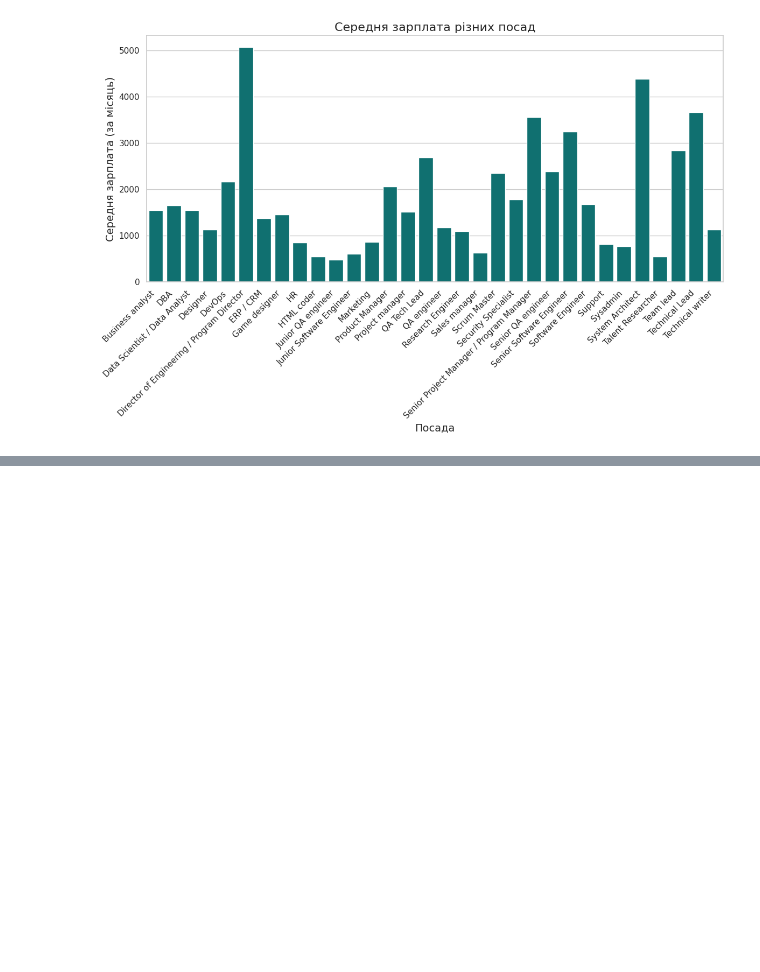
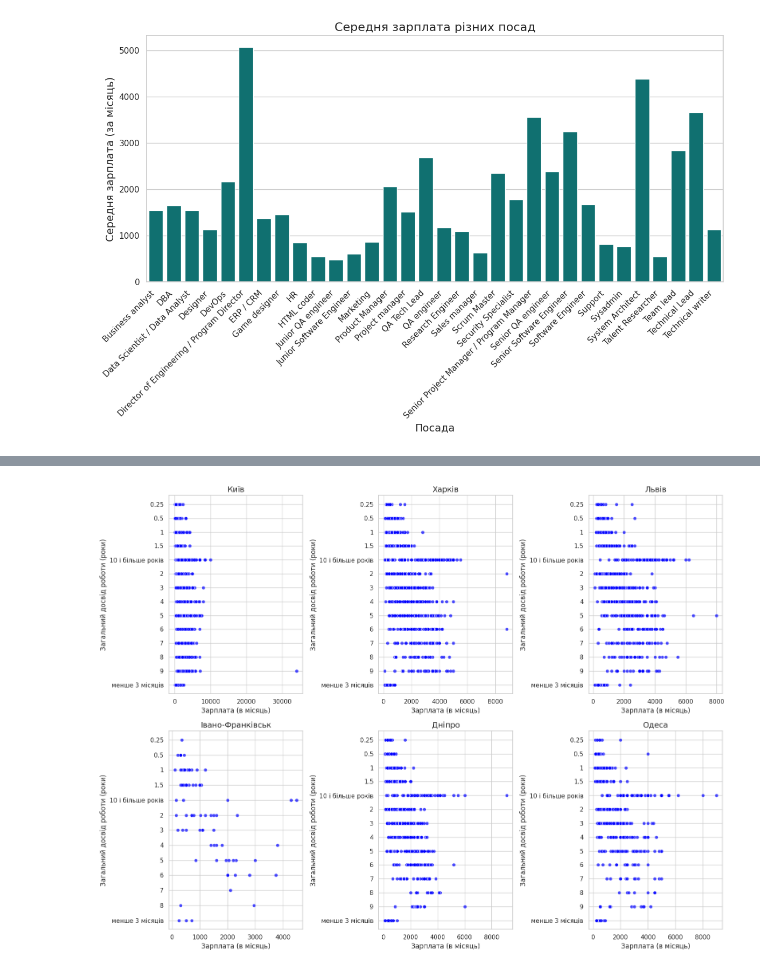
Before and after one commit to OlhaYastrebova/goit-ds-hw, a Jupyter notebook: Hw5_2.ipynb, the cells around one changed output, grey strips where cells are left out. Saved outputs shown, nothing was run; the diff lists cells and outputs as text; code cells hidden in the pictures; blank space fills up the shorter version.

```diff
--- a/Hw5_2.ipynb
+++ b/Hw5_2.ipynb
@@ -362,0 +502,32 @@ plt.show()
+# %%
+import pandas as pd
+import seaborn as sns
+import matplotlib.pyplot as plt
+
+# Читання CSV-файлу
+df = pd.read_csv('/content/2017_jun_final.csv')
+
+# Вибір міст, що нас цікавлять
+cities_of_interest = ['Київ', 'Харків', 'Львів', 'Івано-Франківськ', 'Дніпро', 'Одеса']
+df_cities = df[df['Місто'].isin(cities_of_interest)]
+
+# Створення графіків для кожного міста
+plt.figure(figsize=(16, 12))
+
+for i, city in enumerate(cities_of_interest, 1):
+    df_city = df_cities[df_cities['Місто'] == city].sort_values(by='Загальний досвід роботи')
+
+    plt.subplot(2, 3, i)
+    sns.scatterplot(data=df_city,
+                    x='Зарплата на місяць',
+                    y='Загальний досвід роботи',
+                    alpha=0.7,
+                    color='blue')
+    plt.title(f'{city}', fontsize=14)
+    plt.xlabel('Зарплата (в місяць)', fontsize=12)
+    plt.ylabel('Загальний досвід роботи (роки)', fontsize=12)
+
+plt.tight_layout()
+plt.show()
+# %% [output]
+[figure, added]
```
Also changed, not shown: parts of 3 cells of this notebook.
